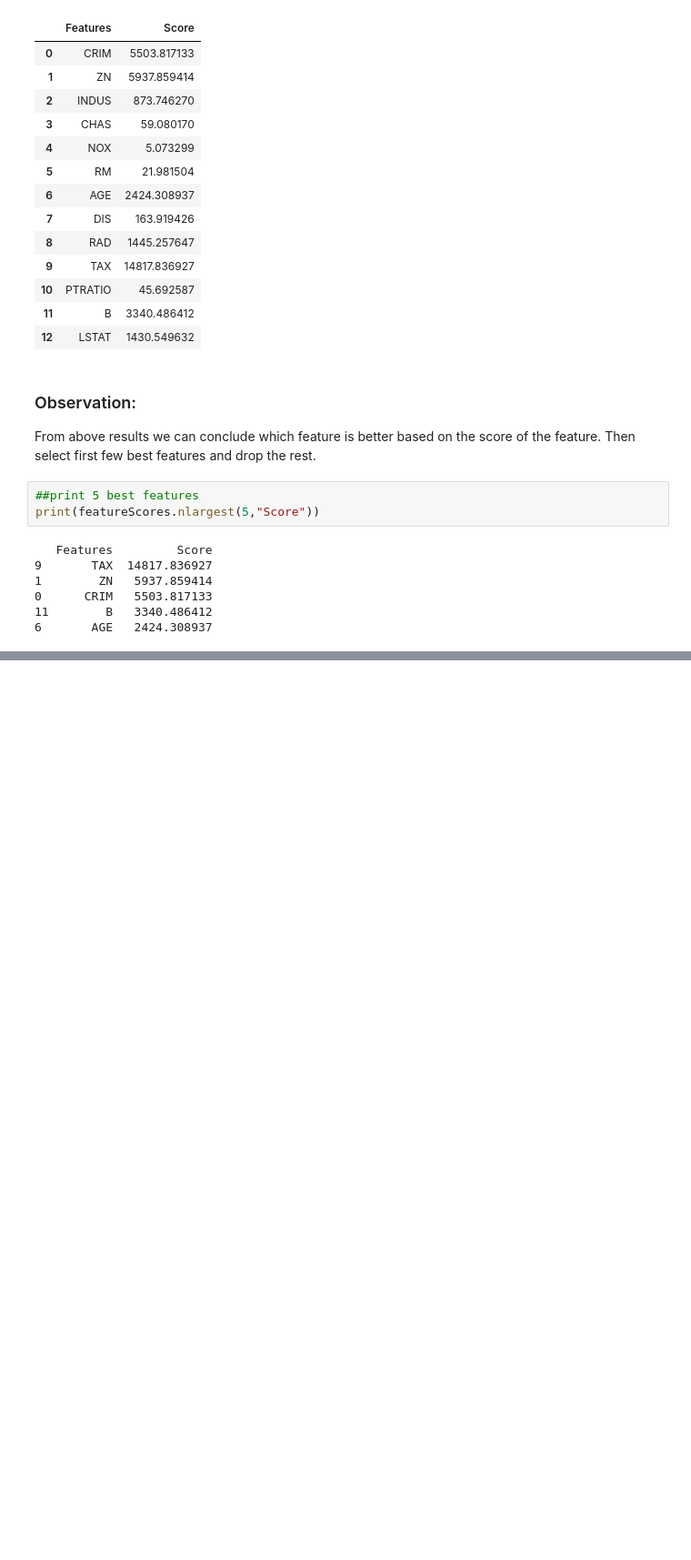
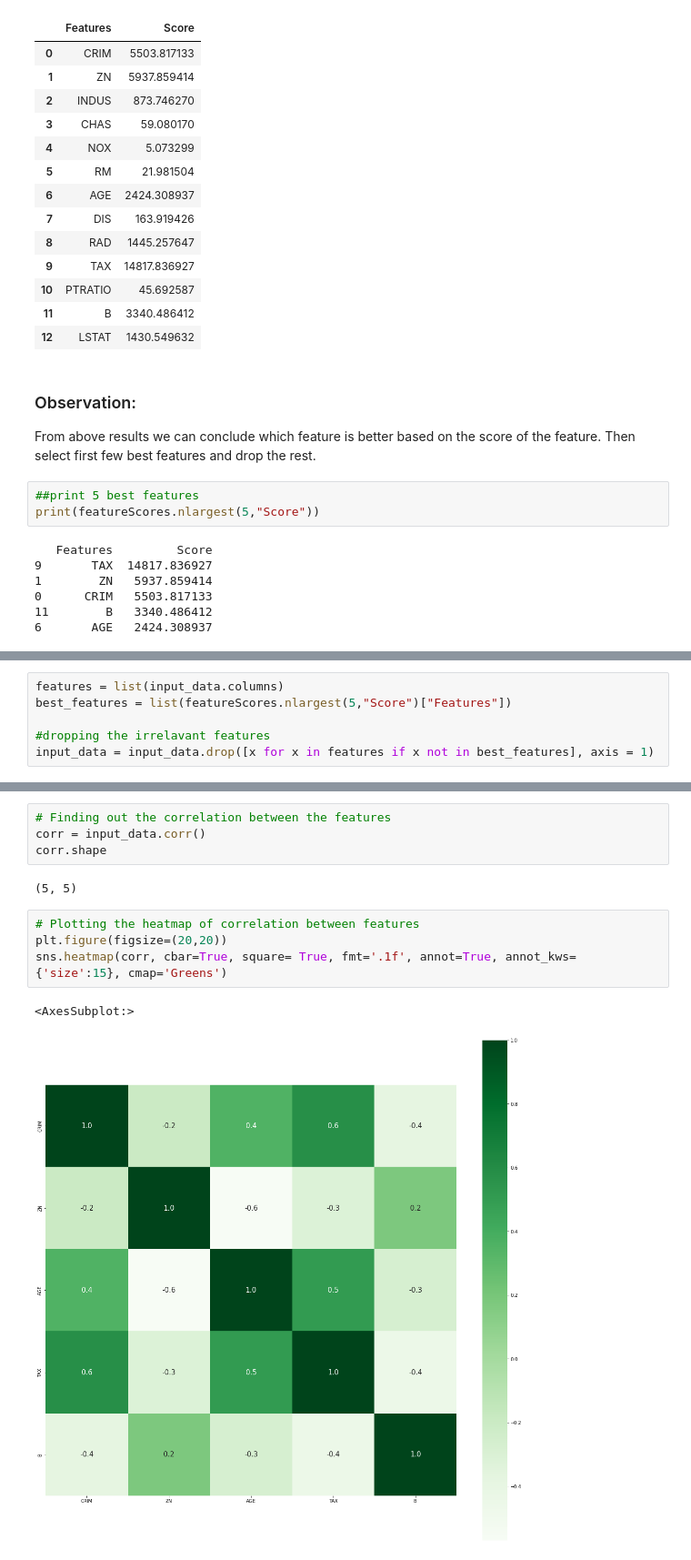
Before and after one commit to namanp247/Lenskart_DS_Training, a Jupyter notebook: House Price Prediction Using Linear Regression.ipynb, the cells around one changed output, grey strips where cells are left out. Shown at 91% size. Saved outputs shown, nothing was run; the diff lists cells and outputs as text; blank space fills up the shorter version.

```diff
--- a/House Price Prediction Using Linear Regression.ipynb
+++ b/House Price Prediction Using Linear Regression.ipynb
@@ -484,0 +421,6 @@ dtype: int64
+# %%
+features = list(input_data.columns)
+best_features = list(featureScores.nlargest(5,"Score")["Features"])
+
+#dropping the irrelavant features
+input_data = input_data.drop([x for x in features if x not in best_features], axis = 1)
@@ -484,0 +436,13 @@ dtype: int64
+# %%
+# Finding out the correlation between the features
+corr = input_data.corr()
+corr.shape
+# %% [output]
+(5, 5)
+# %%
+# Plotting the heatmap of correlation between features
+plt.figure(figsize=(20,20))
+sns.heatmap(corr, cbar=True, square= True, fmt='.1f', annot=True, annot_kws={'size':15}, cmap='Greens')
+# %% [output]
+<AxesSubplot:>
+[figure, added]
```
Also changed, not shown: parts of 13 cells of this notebook.
